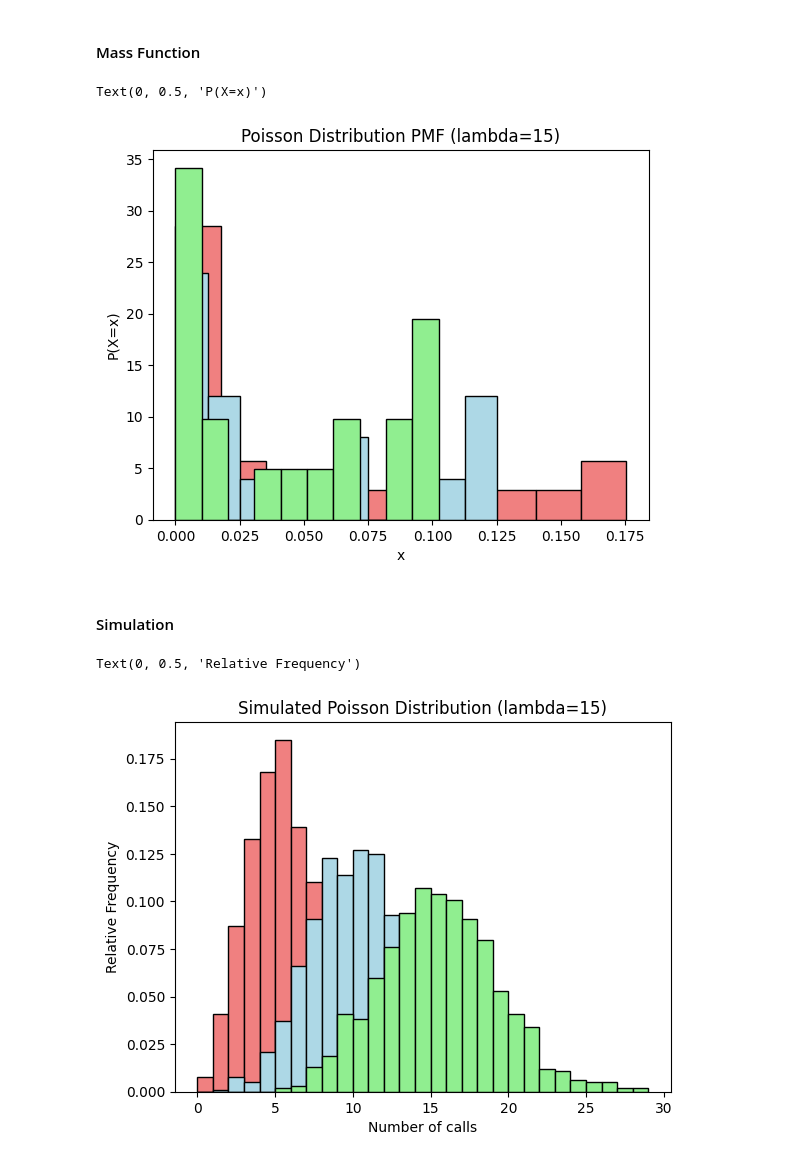
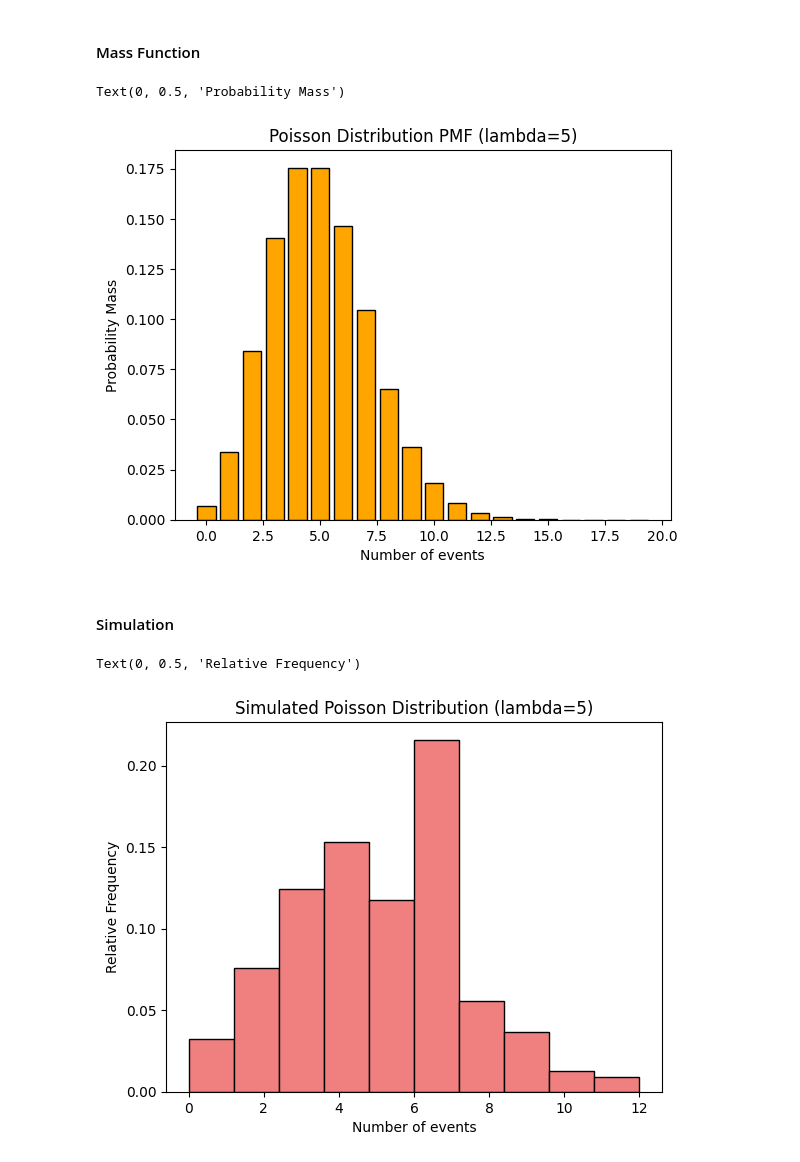
Before and after one commit to SharafatKarim/python-data-science-notebook, a Jupyter notebook: 05 - simulation modeling/05 - probability distributions.ipynb, the cells around one changed output. Drawn from its saved outputs; the diff is of its cells as text; code cells hidden in the pictures.

```diff
--- a/05 - simulation modeling/05 - probability distributions.ipynb
+++ b/05 - simulation modeling/05 - probability distributions.ipynb
@@ -108,29 +108,18 @@ Text(0, 0.5, 'Relative Frequency')
 # %%
 def get_mass(x, lam):
     numerator = math.exp(-lam) * (lam**x)
     denominator = math.factorial(x)
     return numerator / denominator
 
-poisson_values = [get_mass(x, 5) for x in range(0, 20)]
-plt.hist(poisson_values, color='lightcoral', edgecolor='black', density=True)
+x_values = np.arange(0, 20)
+mass_values = [get_mass(x, 5) for x in x_values]
+plt.bar(x_values, mass_values, color='orange', edgecolor='black')
 plt.title('Poisson Distribution PMF (lambda=5)')
-plt.xlabel('x')
-plt.ylabel('P(X=x)')
-
-poisson_values = [get_mass(x, 10) for x in range(0, 20)]
-plt.hist(poisson_values, color='lightblue', edgecolor='black', density=True)
-plt.title('Poisson Distribution PMF (lambda=10)')
-plt.xlabel('x')
-plt.ylabel('P(X=x)')
-
-poisson_values = [get_mass(x, 15) for x in range(0, 20)]
-plt.hist(poisson_values, color='lightgreen', edgecolor='black', density=True)
-plt.title('Poisson Distribution PMF (lambda=15)')
-plt.xlabel('x')
-plt.ylabel('P(X=x)')
+plt.xlabel('Number of events')
+plt.ylabel('Probability Mass')
 # %% [output]
-Text(0, 0.5, 'P(X=x)')
+Text(0, 0.5, 'Probability Mass')
-[figure, old version]
+[figure, new version]
 # %% [markdown]
 #### Simulation
 # %%
@@ -145,23 +134,11 @@ def simulate_poisson(lam):
 
     return x
 # %%
-poisson_samples = [simulate_poisson(5) for _ in range(1000)]
-plt.hist(poisson_samples, bins=range(0, max(poisson_samples)+1), color='lightcoral', edgecolor='black', density=True)
+poisson_values = [simulate_poisson(5) for _ in range(1000)]
+plt.hist(poisson_values, color='lightcoral', edgecolor='black', density=True)
 plt.title('Simulated Poisson Distribution (lambda=5)')
-plt.xlabel('Number of calls')
+plt.xlabel('Number of events')
 plt.ylabel('Relative Frequency')
-
-poisson_samples = [simulate_poisson(10) for _ in range(1000)]
-plt.hist(poisson_samples, bins=range(0, max(poisson_samples)+1), color='lightblue', edgecolor='black', density=True)
-plt.title('Simulated Poisson Distribution (lambda=10)')
-plt.xlabel('Number of calls')
-plt.ylabel('Relative Frequency')
-
-poisson_samples = [simulate_poisson(15) for _ in range(1000)]
-plt.hist(poisson_samples, bins=range(0, max(poisson_samples)+1), color='lightgreen', edgecolor='black', density=True)
-plt.title('Simulated Poisson Distribution (lambda=15)')
-plt.xlabel('Number of calls')
-plt.ylabel('Relative Frequency')
 # %% [output]
 Text(0, 0.5, 'Relative Frequency')
-[figure, old version]
+[figure, new version]
```
Also changed, not shown: parts of 3 cells of this notebook, 14 other files.
